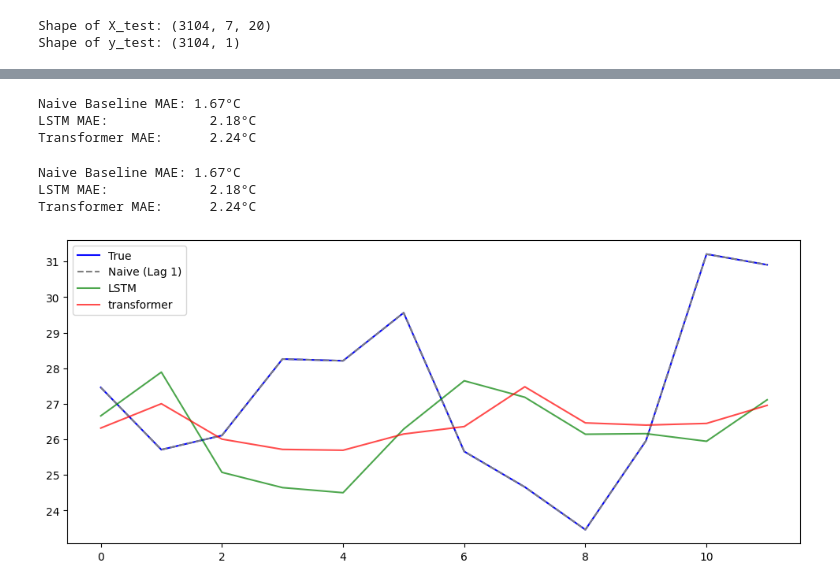
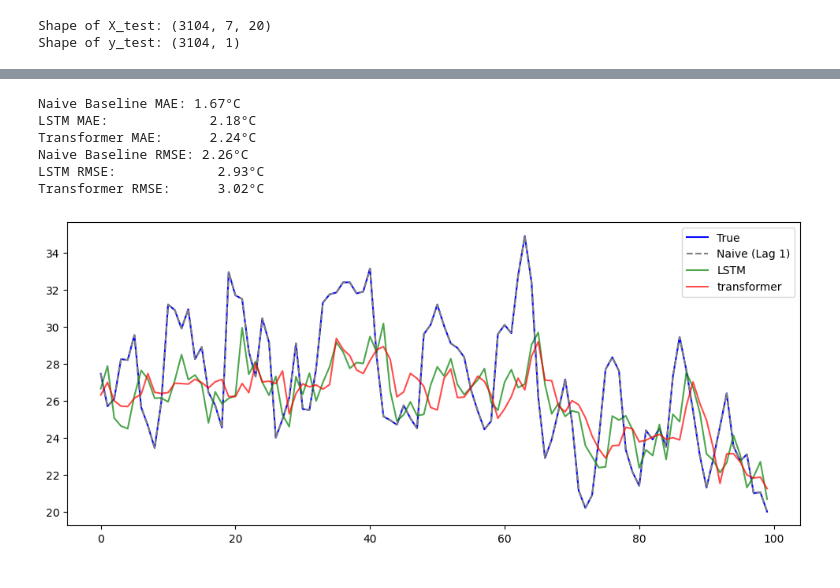
Before and after one commit to DonSaca/Weather_app, a Jupyter notebook: notebooks/04_persistence_baseline_model.ipynb, the cells around one changed output, grey strips where cells are left out. Drawn from its saved outputs; the diff is of its cells as text; code cells hidden in the pictures.

```diff
--- a/notebooks/04_persistence_baseline_model.ipynb
+++ b/notebooks/04_persistence_baseline_model.ipynb
@@ -36,37 +34,33 @@ mae_naive = mean_absolute_error(y_true_aligned, y_pred_naive)
 mae_lstm = mean_absolute_error(y_true, y_pred_lstm)
 mae_transformer = mean_absolute_error(y_true, y_pred_transformer)
 
+rmse_naive =np.sqrt(mean_squared_error(y_true_aligned, y_pred_naive))
+rmse_lstm = np.sqrt(mean_squared_error(y_true, y_pred_lstm))
+rmse_transformer =np.sqrt( mean_squared_error(y_true, y_pred_transformer))
+
 # Print comparison
 print(f"Naive Baseline MAE: {mae_naive:.2f}°C")
 print(f"LSTM MAE:             {mae_lstm:.2f}°C")
 print(f"Transformer MAE:      {mae_transformer:.2f}°C")
+
+print(f"Naive Baseline RMSE: {rmse_naive:.2f}°C")
+print(f"LSTM RMSE:             {rmse_lstm:.2f}°C")
+print(f"Transformer RMSE:      {rmse_transformer:.2f}°C")
 # %% [output]
 Naive Baseline MAE: 1.67°C
 LSTM MAE:             2.18°C
 Transformer MAE:      2.24°C
+Naive Baseline RMSE: 2.26°C
+LSTM RMSE:             2.93°C
+Transformer RMSE:      3.02°C
-# %%
-# Calculate MAE
-mae_naive = mean_absolute_error(y_true_aligned, y_pred_naive)
-mae_lstm = mean_absolute_error(y_true, y_pred_lstm)
-mae_transformer = mean_absolute_error(y_true, y_pred_transformer)
-
-# Print comparison
-print(f"Naive Baseline MAE: {mae_naive:.2f}°C")
-print(f"LSTM MAE:             {mae_lstm:.2f}°C")
-print(f"Transformer MAE:      {mae_transformer:.2f}°C")
-# %% [output]
-Naive Baseline MAE: 1.67°C
-LSTM MAE:             2.18°C
-Transformer MAE:      2.24°C
 # %%
-# Plot first 50 days to visualize lag
 plt.figure(figsize=(12, 5))
-plt.plot(y_true[:12], label='True', color='blue')
-plt.plot(y_pred_naive[:12], label='Naive (Lag 1)', color='gray', linestyle='--')
-plt.plot(y_pred_lstm[:12], label='LSTM', color='green', alpha=0.7)
-plt.plot(y_pred_transformer[:12], label='transformer', color='red', alpha=0.7)
+plt.plot(y_true[:100], label='True', color='blue')
+plt.plot(y_pred_naive[:100], label='Naive (Lag 1)', color='gray', linestyle='--')
+plt.plot(y_pred_lstm[:100], label='LSTM', color='green', alpha=0.7)
+plt.plot(y_pred_transformer[:100], label='transformer', color='red', alpha=0.7)
 
 plt.legend()
 plt.show()
 # %% [output]
-[figure, old version]
+[figure, new version]
```
Also changed, not shown: parts of 2 cells of this notebook, 5 other files.
